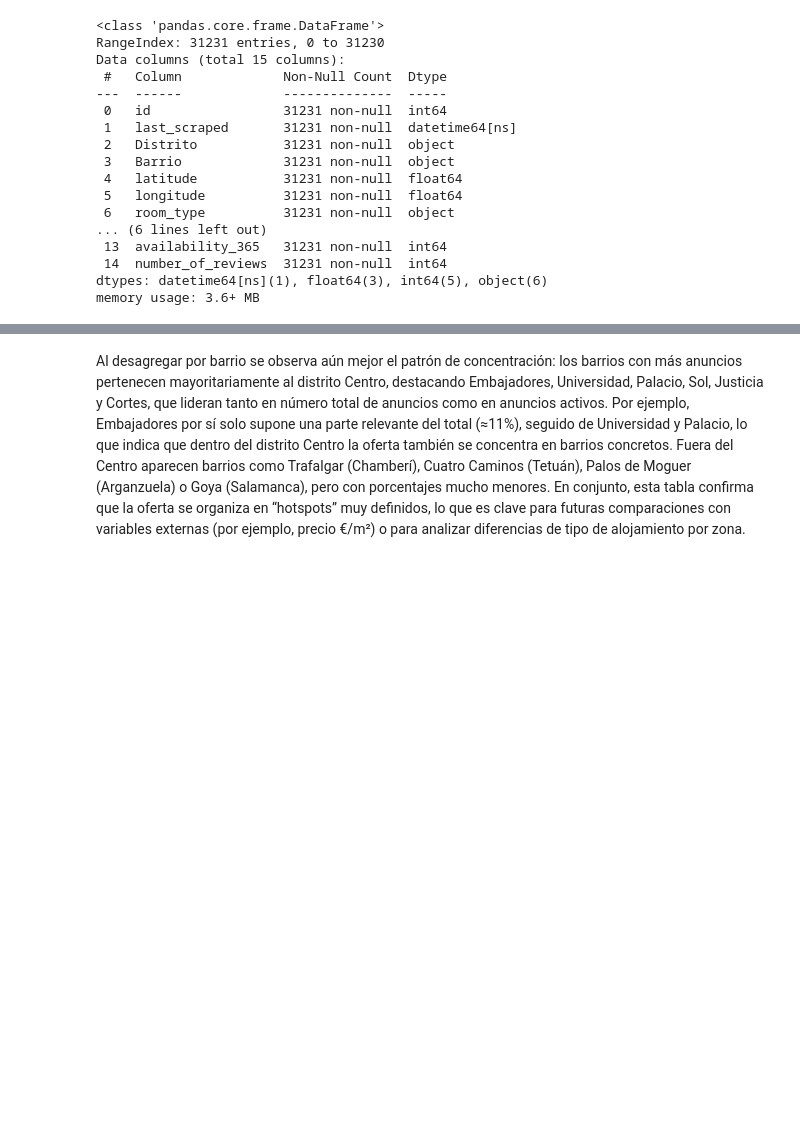
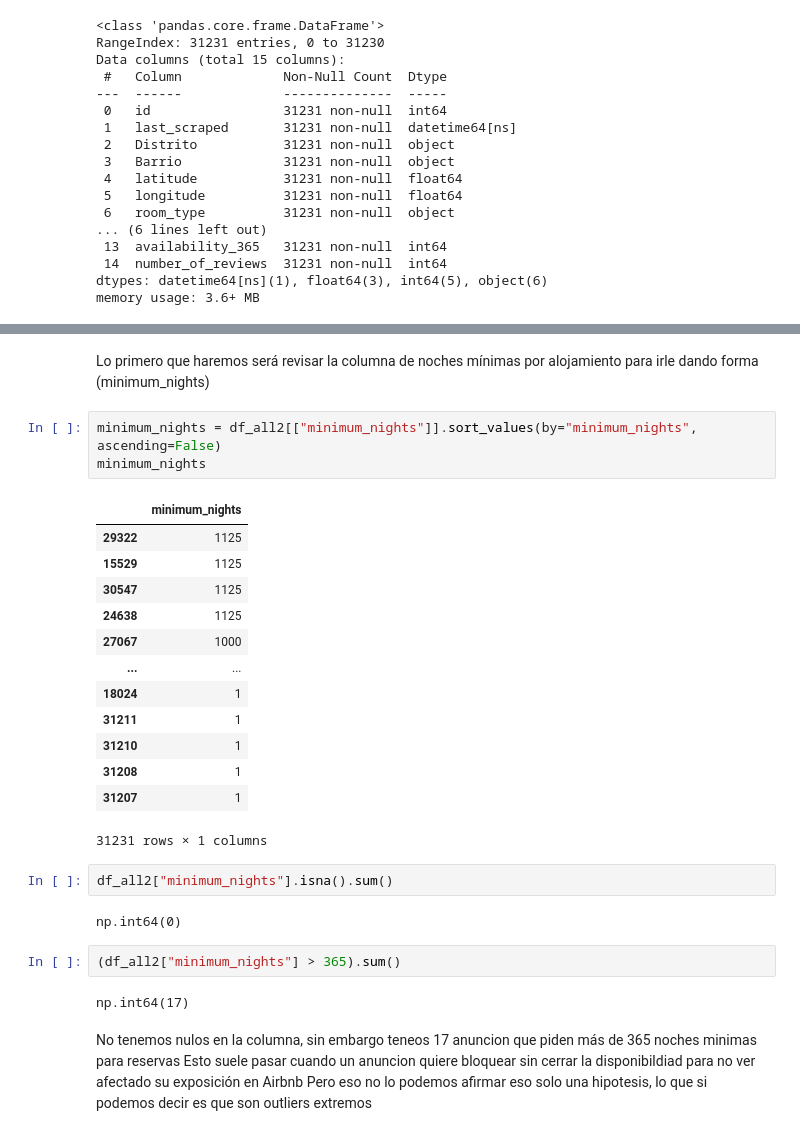
Before and after one commit to JavierPasAg/EDA_Tematica_del_proyecto, a Jupyter notebook: Main2.0.ipynb, the cells around one changed output, grey strips where cells are left out. Saved outputs shown, nothing was run; the diff lists cells and outputs as text; blank space fills up the shorter version.

```diff
--- a/Main2.0.ipynb
+++ b/Main2.0.ipynb
@@ -455,2 +180,31 @@ by_neigh.head(20)
-# %% [markdown]
-Al desagregar por barrio se observa aún mejor el patrón de concentración: los barrios con más anuncios pertenecen mayoritariamente al distrito Centro, destacando Embajadores, Universidad, Palacio, Sol, Justicia y Cortes, que lideran tanto en número total de anuncios como en anuncios activos. Por ejemplo, Embajadores por sí solo supone una parte relevante del total (≈11%), seguido de Universidad y Palacio, lo que indica que dentro del distrito Centro la oferta también se concentra en barrios concretos. Fuera del Centro aparecen barrios como Trafalgar (Chamberí), Cuatro Caminos (Tetuán), Palos de Moguer (Arganzuela) o Goya (Salamanca), pero con porcentajes mucho menores. En conjunto, esta tabla confirma que la oferta se organiza en “hotspots” muy definidos, lo que es clave para futuras comparaciones con variables externas (por ejemplo, precio €/m²) o para analizar diferencias de tipo de alojamiento por zona.
+# %% [markdown]
+Lo primero que haremos será revisar la columna de noches mínimas por alojamiento para irle dando forma (minimum_nights)
+# %%
+minimum_nights = df_all2[["minimum_nights"]].sort_values(by="minimum_nights", ascending=False)
+minimum_nights
+# %% [output]
+|  | minimum_nights |
+| 29322 | 1125 |
+| 15529 | 1125 |
+| 30547 | 1125 |
+| 24638 | 1125 |
+| 27067 | 1000 |
+| ... | ... |
+| 18024 | 1 |
+| 31211 | 1 |
+| 31210 | 1 |
+| 31208 | 1 |
+| 31207 | 1 |
+31231 rows × 1 columns
+# %%
+df_all2["minimum_nights"].isna().sum()
+# %% [output]
+np.int64(0)
+# %%
+(df_all2["minimum_nights"] > 365).sum()
+# %% [output]
+np.int64(17)
+# %% [markdown]
+No tenemos nulos en la columna, sin embargo teneos 17 anuncion que piden más de 365 noches minimas para reservas
+Esto suele pasar cuando un anuncion quiere bloquear sin cerrar la disponibildiad para no ver afectado su exposición en Airbnb
+Pero eso no lo podemos afirmar eso solo una hipotesis, lo que si podemos decir es que son outliers extremos
```
Also changed, not shown: parts of 21 cells of this notebook.
